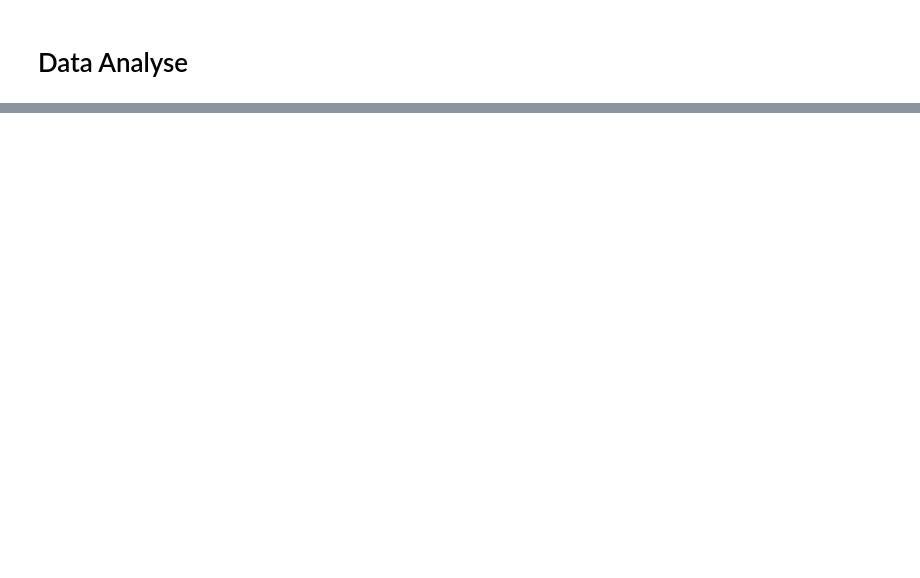
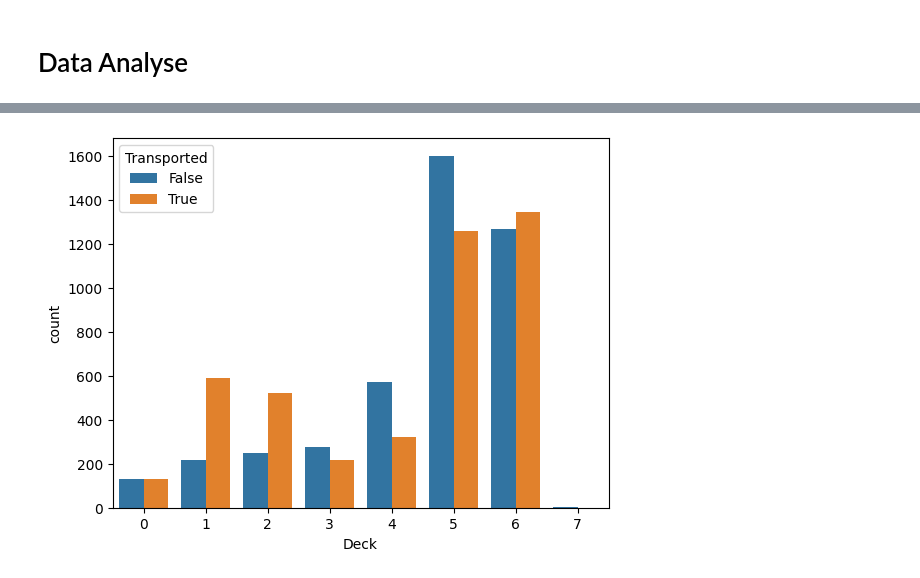
Before and after one commit to KosAqH/Space-titanic-EDA, a Jupyter notebook: analyse.ipynb, the cells around one changed output, grey strips where cells are left out. Cells and saved outputs as stored; diff of their text form; code cells hidden in the pictures; blank space fills up the shorter version.

```diff
--- a/analyse.ipynb
+++ b/analyse.ipynb
@@ -23,0 +85,5 @@ df.head()
+# %%
+ax = sns.countplot(x="Deck", hue="Transported", data=df, legend=True)
+sns.move_legend(ax, "upper left")
+# %% [output]
+[figure, added]
```
Also changed, not shown: parts of 86 cells of this notebook, 7 other files.
